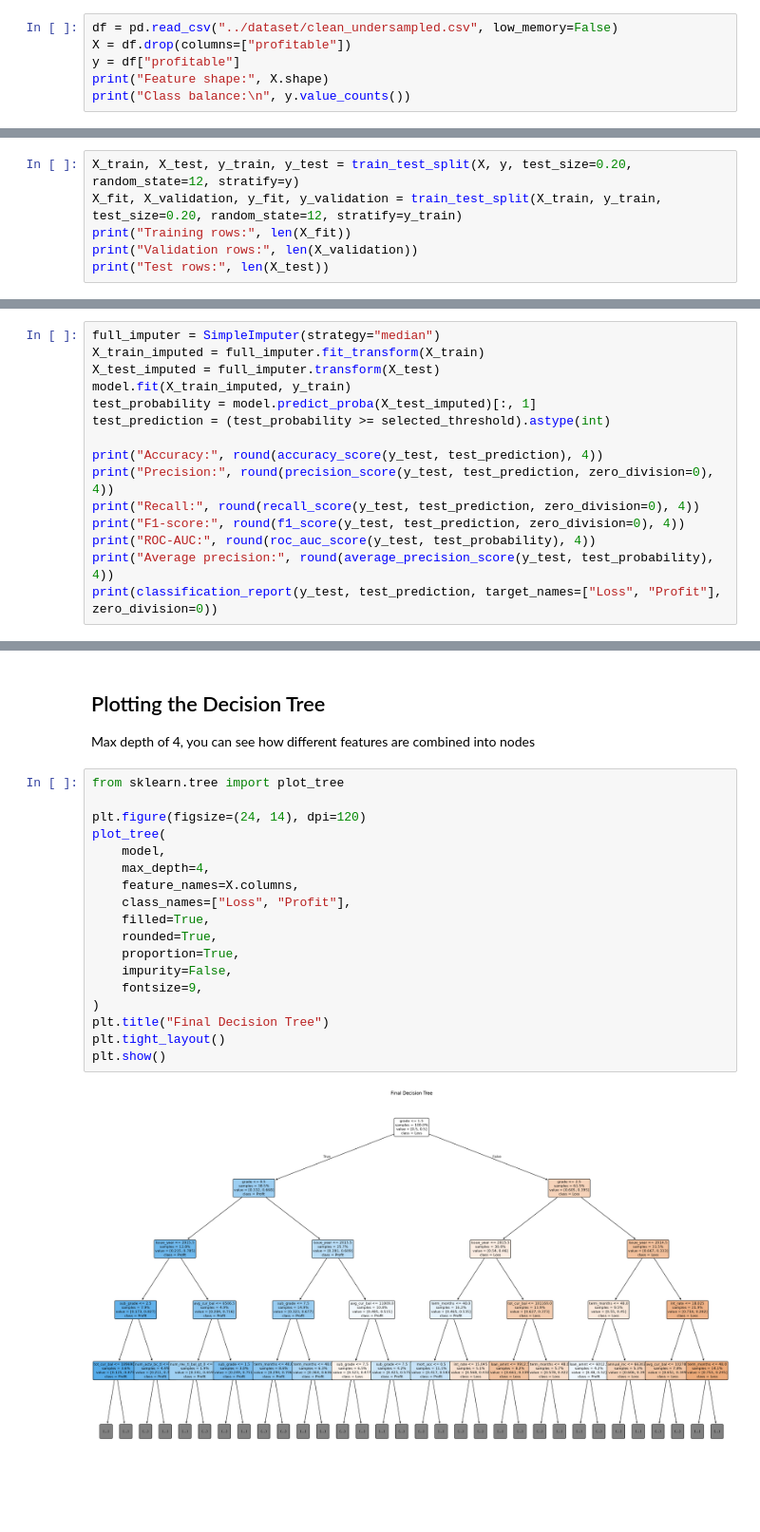
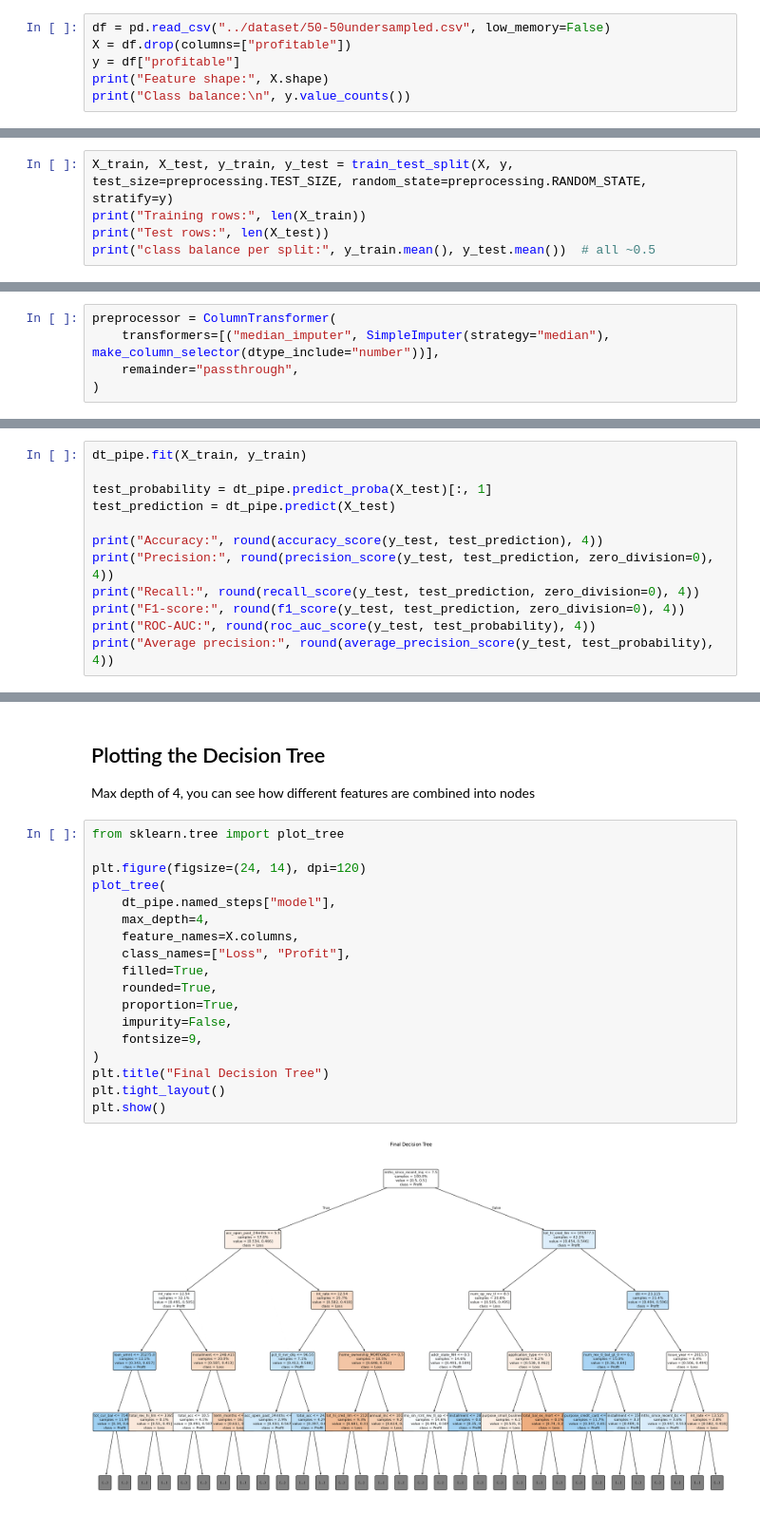
Before and after one commit to nicohaines/Classification-for-Predicting-P2P-Loan-Profitability, a Jupyter notebook: algorithms/DecisionTree.ipynb, the cells around one changed output, grey strips where cells are left out. Shown at 95% size. Drawn from its saved outputs; the diff is of its cells as text; blank space fills up the shorter version.

Commit message:
Centralized test size and random state parameters

```diff
--- a/algorithms/DecisionTree.ipynb
+++ b/algorithms/DecisionTree.ipynb
@@ -19,5 +21,5 @@ The CSV has 150 predictor columns and the binary `profitable` target. Profit is
 # %%
-df = pd.read_csv("../dataset/clean_undersampled.csv", low_memory=False)
+df = pd.read_csv("../dataset/50-50undersampled.csv", low_memory=False)
 X = df.drop(columns=["profitable"])
 y = df["profitable"]
 print("Feature shape:", X.shape)
@@ -36,7 +38,6 @@ The test set is held out until the end. The validation set is used to choose the
 # %%
-X_train, X_test, y_train, y_test = train_test_split(X, y, test_size=0.20, random_state=12, stratify=y)
-X_fit, X_validation, y_fit, y_validation = train_test_split(X_train, y_train, test_size=0.20, random_state=12, stratify=y_train)
-print("Training rows:", len(X_fit))
-print("Validation rows:", len(X_validation))
+X_train, X_test, y_train, y_test = train_test_split(X, y, test_size=preprocessing.TEST_SIZE, random_state=preprocessing.RANDOM_STATE, stratify=y)
+print("Training rows:", len(X_train))
 print("Test rows:", len(X_test))
+print("class balance per split:", y_train.mean(), y_test.mean())  # all ~0.5
 # %% [output]
@@ -46,3 +47,8 @@ Test rows: 109835
+# %%
+preprocessor = ColumnTransformer(
+    transformers=[("median_imputer", SimpleImputer(strategy="median"), make_column_selector(dtype_include="number"))],
+    remainder="passthrough",
+)
 # %% [markdown]
 ## Fill missing values and train the tree
 
@@ -114,10 +209,8 @@ The imputer is fitted again on all training rows, then the model is retrained. T
 # %%
-full_imputer = SimpleImputer(strategy="median")
-X_train_imputed = full_imputer.fit_transform(X_train)
-X_test_imputed = full_imputer.transform(X_test)
-model.fit(X_train_imputed, y_train)
-test_probability = model.predict_proba(X_test_imputed)[:, 1]
-test_prediction = (test_probability >= selected_threshold).astype(int)
+dt_pipe.fit(X_train, y_train)
+
+test_probability = dt_pipe.predict_proba(X_test)[:, 1]
+test_prediction = dt_pipe.predict(X_test)
 
 print("Accuracy:", round(accuracy_score(y_test, test_prediction), 4))
 print("Precision:", round(precision_score(y_test, test_prediction, zero_division=0), 4))
@@ -125,5 +218,4 @@ print("Recall:", round(recall_score(y_test, test_prediction, zero_division=0), 4
 print("F1-score:", round(f1_score(y_test, test_prediction, zero_division=0), 4))
 print("ROC-AUC:", round(roc_auc_score(y_test, test_probability), 4))
 print("Average precision:", round(average_precision_score(y_test, test_probability), 4))
-print(classification_report(y_test, test_prediction, target_names=["Loss", "Profit"], zero_division=0))
 # %% [output]
@@ -165,20 +258,20 @@ Max depth of 4, you can see how different features are combined into nodes
 # %%
 from sklearn.tree import plot_tree
 
 plt.figure(figsize=(24, 14), dpi=120)
 plot_tree(
-    model,
+    dt_pipe.named_steps["model"],
     max_depth=4,
     feature_names=X.columns,
     class_names=["Loss", "Profit"],
     filled=True,
     rounded=True,
     proportion=True,
     impurity=False,
     fontsize=9,
 )
 plt.title("Final Decision Tree")
 plt.tight_layout()
 plt.show()
 # %% [output]
-[figure, old version]
+[figure, new version]
```
Also changed, not shown: parts of 19 cells of this notebook, 2 other files.
